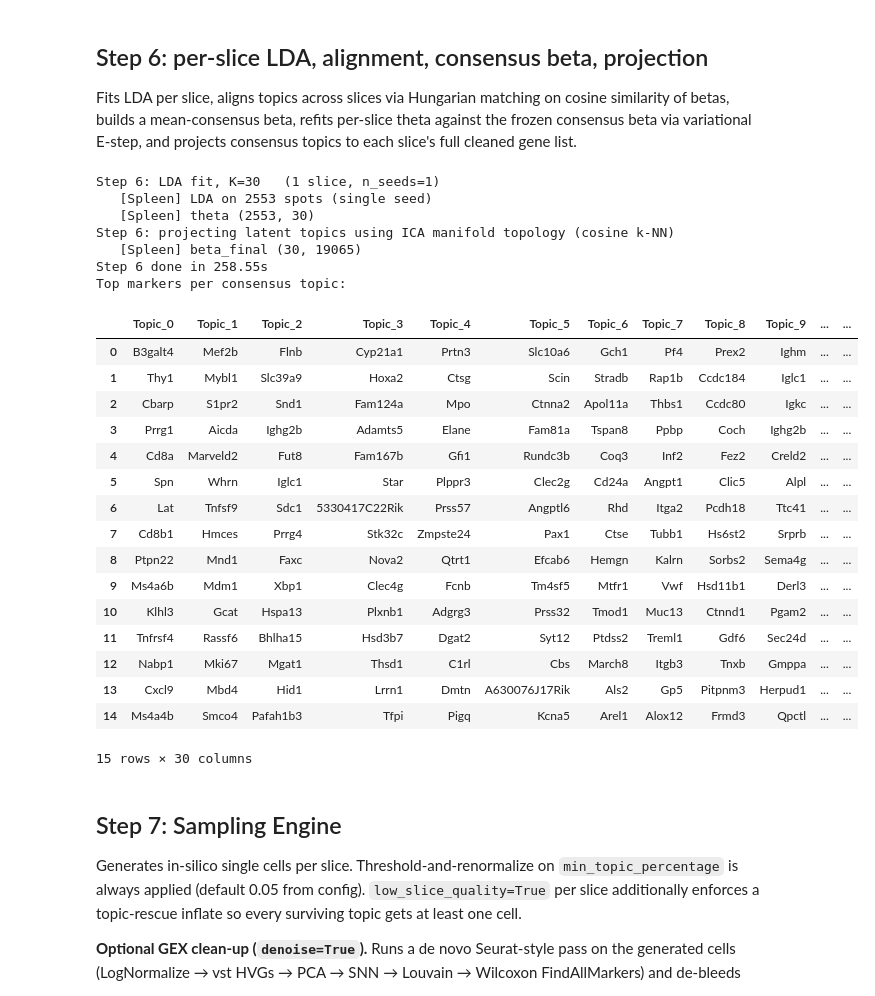
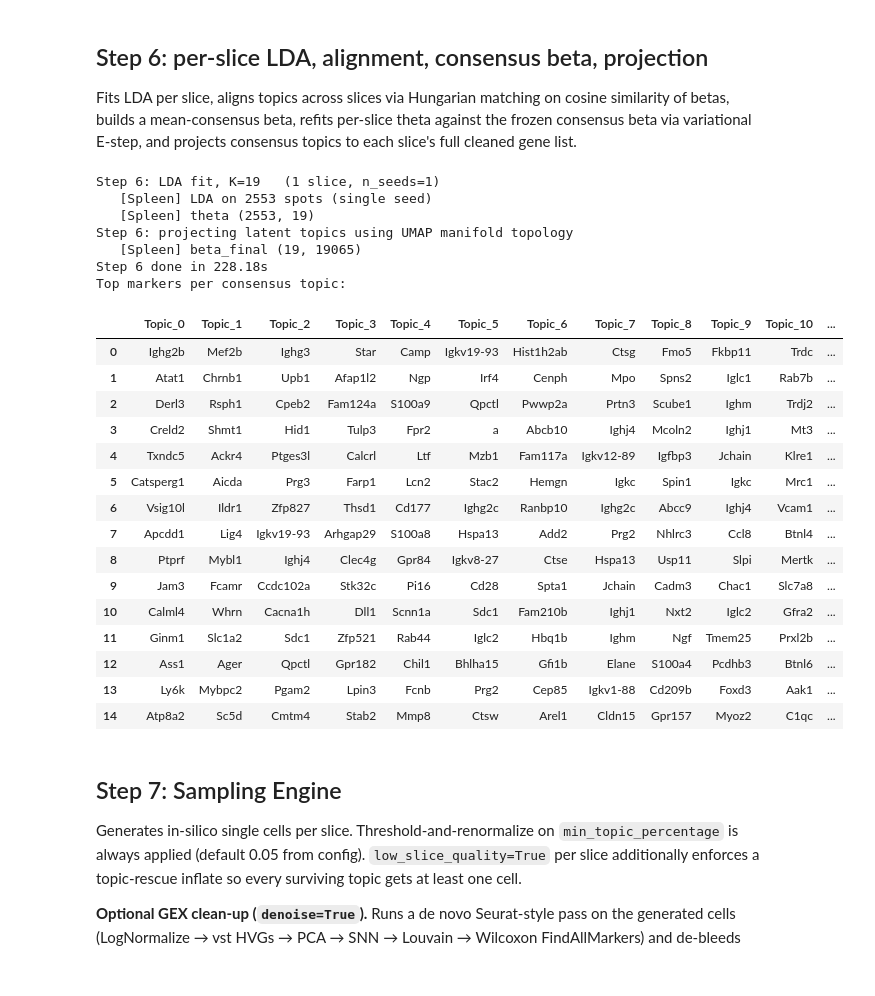
Before and after one commit to Perik-Zavodskii/CoexpressDeconvolve, a Jupyter notebook: CoexpressDeconvolve.ipynb, the cells around one changed output. Drawn from its saved outputs; the diff is of its cells as text; code cells hidden in the pictures.

```diff
--- a/CoexpressDeconvolve.ipynb
+++ b/CoexpressDeconvolve.ipynb
@@ -109,37 +109,36 @@ Fits LDA per slice, aligns topics across slices via Hungarian matching on cosine
 # %%
 model = codeconv.step6_final_deconvolution(
     slices, odg_pack, manifold,
-    n_topics=30, # default K for deep deconvolution
+    n_topics=19, # default K for deep deconvolution
     k_neighbors=3,
 )
 
 print('Top markers per consensus topic:')
 display(model.qc_df)
 # %% [output]
-Step 6: LDA fit, K=30   (1 slice, n_seeds=1)
+Step 6: LDA fit, K=19   (1 slice, n_seeds=1)
    [Spleen] LDA on 2553 spots (single seed)
-   [Spleen] theta (2553, 30)
-Step 6: projecting latent topics using ICA manifold topology (cosine k-NN)
-   [Spleen] beta_final (30, 19065)
-Step 6 done in 258.55s
+   [Spleen] theta (2553, 19)
+Step 6: projecting latent topics using UMAP manifold topology
+   [Spleen] beta_final (19, 19065)
+Step 6 done in 228.18s
 Top markers per consensus topic:
-|  | Topic_0 | Topic_1 | Topic_2 | Topic_3 | Topic_4 | Topic_5 | Topic_6 | Topic_7 | Topic_8 | Topic_9 | ... | ... |
-| 0 | B3galt4 | Mef2b | Flnb | Cyp21a1 | Prtn3 | Slc10a6 | Gch1 | Pf4 | Prex2 | Ighm | ... | ... |
-| 1 | Thy1 | Mybl1 | Slc39a9 | Hoxa2 | Ctsg | Scin | Stradb | Rap1b | Ccdc184 | Iglc1 | ... | ... |
-| 2 | Cbarp | S1pr2 | Snd1 | Fam124a | Mpo | Ctnna2 | Apol11a | Thbs1 | Ccdc80 | Igkc | ... | ... |
-| 3 | Prrg1 | Aicda | Ighg2b | Adamts5 | Elane | Fam81a | Tspan8 | Ppbp | Coch | Ighg2b | ... | ... |
-| 4 | Cd8a | Marveld2 | Fut8 | Fam167b | Gfi1 | Rundc3b | Coq3 | Inf2 | Fez2 | Creld2 | ... | ... |
-| 5 | Spn | Whrn | Iglc1 | Star | Plppr3 | Clec2g | Cd24a | Angpt1 | Clic5 | Alpl | ... | ... |
-| 6 | Lat | Tnfsf9 | Sdc1 | 5330417C22Rik | Prss57 | Angptl6 | Rhd | Itga2 | Pcdh18 | Ttc41 | ... | ... |
-| 7 | Cd8b1 | Hmces | Prrg4 | Stk32c | Zmpste24 | Pax1 | Ctse | Tubb1 | Hs6st2 | Srprb | ... | ... |
-| 8 | Ptpn22 | Mnd1 | Faxc | Nova2 | Qtrt1 | Efcab6 | Hemgn | Kalrn | Sorbs2 | Sema4g | ... | ... |
-| 9 | Ms4a6b | Mdm1 | Xbp1 | Clec4g | Fcnb | Tm4sf5 | Mtfr1 | Vwf | Hsd11b1 | Derl3 | ... | ... |
-| 10 | Klhl3 | Gcat | Hspa13 | Plxnb1 | Adgrg3 | Prss32 | Tmod1 | Muc13 | Ctnnd1 | Pgam2 | ... | ... |
-| 11 | Tnfrsf4 | Rassf6 | Bhlha15 | Hsd3b7 | Dgat2 | Syt12 | Ptdss2 | Treml1 | Gdf6 | Sec24d | ... | ... |
-| 12 | Nabp1 | Mki67 | Mgat1 | Thsd1 | C1rl | Cbs | March8 | Itgb3 | Tnxb | Gmppa | ... | ... |
-| 13 | Cxcl9 | Mbd4 | Hid1 | Lrrn1 | Dmtn | A630076J17Rik | Als2 | Gp5 | Pitpnm3 | Herpud1 | ... | ... |
-| 14 | Ms4a4b | Smco4 | Pafah1b3 | Tfpi | Pigq | Kcna5 | Arel1 | Alox12 | Frmd3 | Qpctl | ... | ... |
+|  | Topic_0 | Topic_1 | Topic_2 | Topic_3 | Topic_4 | Topic_5 | Topic_6 | Topic_7 | Topic_8 | Topic_9 | Topic_10 | ... |
+| 0 | Ighg2b | Mef2b | Ighg3 | Star | Camp | Igkv19-93 | Hist1h2ab | Ctsg | Fmo5 | Fkbp11 | Trdc | ... |
+| 1 | Atat1 | Chrnb1 | Upb1 | Afap1l2 | Ngp | Irf4 | Cenph | Mpo | Spns2 | Iglc1 | Rab7b | ... |
+| 2 | Derl3 | Rsph1 | Cpeb2 | Fam124a | S100a9 | Qpctl | Pwwp2a | Prtn3 | Scube1 | Ighm | Trdj2 | ... |
+| 3 | Creld2 | Shmt1 | Hid1 | Tulp3 | Fpr2 | a | Abcb10 | Ighj4 | Mcoln2 | Ighj1 | Mt3 | ... |
+| 4 | Txndc5 | Ackr4 | Ptges3l | Calcrl | Ltf | Mzb1 | Fam117a | Igkv12-89 | Igfbp3 | Jchain | Klre1 | ... |
+| 5 | Catsperg1 | Aicda | Prg3 | Farp1 | Lcn2 | Stac2 | Hemgn | Igkc | Spin1 | Igkc | Mrc1 | ... |
+| 6 | Vsig10l | Ildr1 | Zfp827 | Thsd1 | Cd177 | Ighg2c | Ranbp10 | Ighg2c | Abcc9 | Ighj4 | Vcam1 | ... |
+| 7 | Apcdd1 | Lig4 | Igkv19-93 | Arhgap29 | S100a8 | Hspa13 | Add2 | Prg2 | Nhlrc3 | Ccl8 | Btnl4 | ... |
+| 8 | Ptprf | Mybl1 | Ighj4 | Clec4g | Gpr84 | Igkv8-27 | Ctse | Hspa13 | Usp11 | Slpi | Mertk | ... |
+| 9 | Jam3 | Fcamr | Ccdc102a | Stk32c | Pi16 | Cd28 | Spta1 | Jchain | Cadm3 | Chac1 | Slc7a8 | ... |
+| 10 | Calml4 | Whrn | Cacna1h | Dll1 | Scnn1a | Sdc1 | Fam210b | Ighj1 | Nxt2 | Iglc2 | Gfra2 | ... |
+| 11 | Ginm1 | Slc1a2 | Sdc1 | Zfp521 | Rab44 | Iglc2 | Hbq1b | Ighm | Ngf | Tmem25 | Prxl2b | ... |
+| 12 | Ass1 | Ager | Qpctl | Gpr182 | Chil1 | Bhlha15 | Gfi1b | Elane | S100a4 | Pcdhb3 | Btnl6 | ... |
+| 13 | Ly6k | Mybpc2 | Pgam2 | Lpin3 | Fcnb | Prg2 | Cep85 | Igkv1-88 | Cd209b | Foxd3 | Aak1 | ... |
+| 14 | Atp8a2 | Sc5d | Cmtm4 | Stab2 | Mmp8 | Ctsw | Arel1 | Cldn15 | Gpr157 | Myoz2 | C1qc | ... |
-15 rows × 30 columns
 # %% [markdown]
 ## Step 7: Sampling Engine
 Generates in-silico single cells per slice. Threshold-and-renormalize on `min_topic_percentage` is always applied (default 0.05 from config). `low_slice_quality=True` per slice additionally enforces a topic-rescue inflate so every surviving topic gets at least one cell.
```
Also changed, not shown: parts of 6 cells of this notebook, 1 other file.
